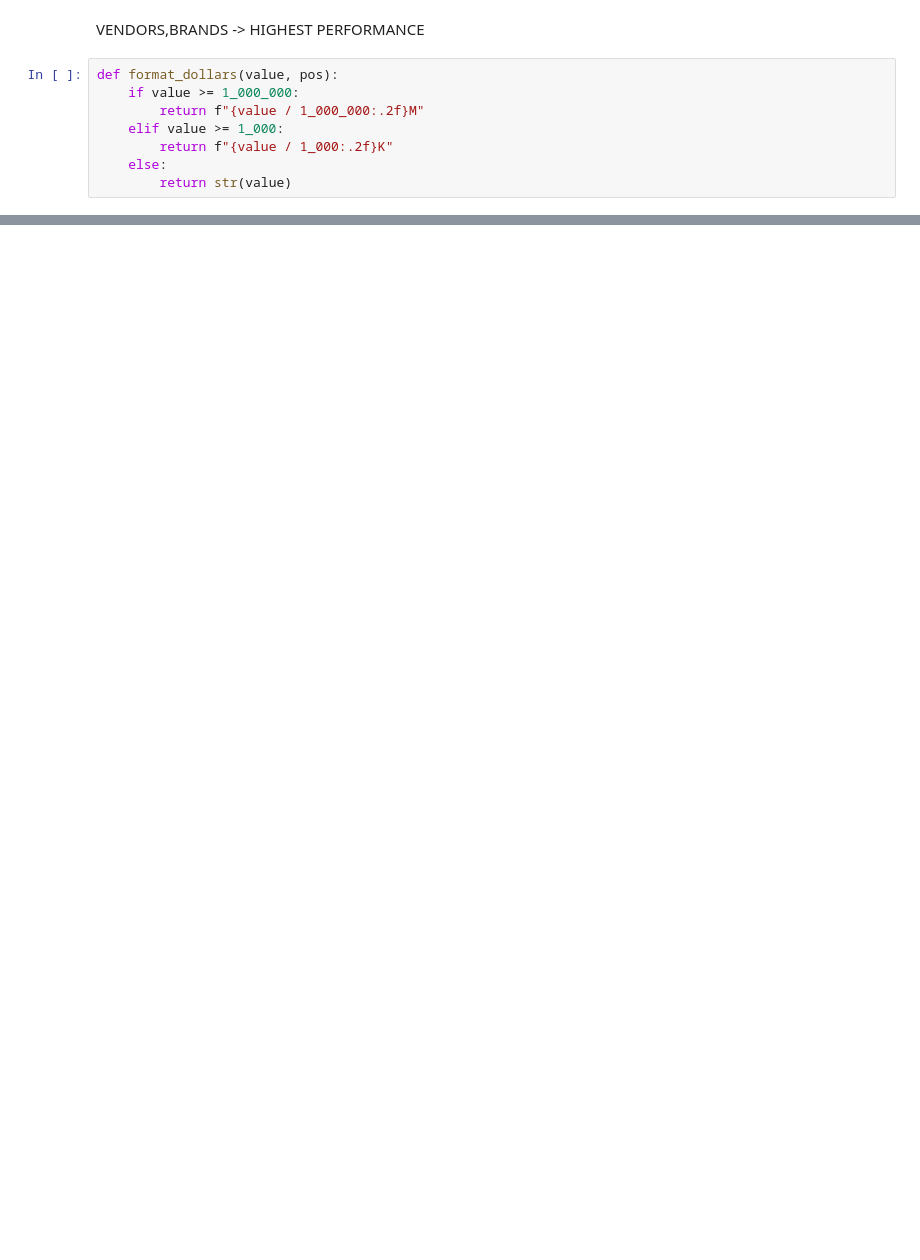
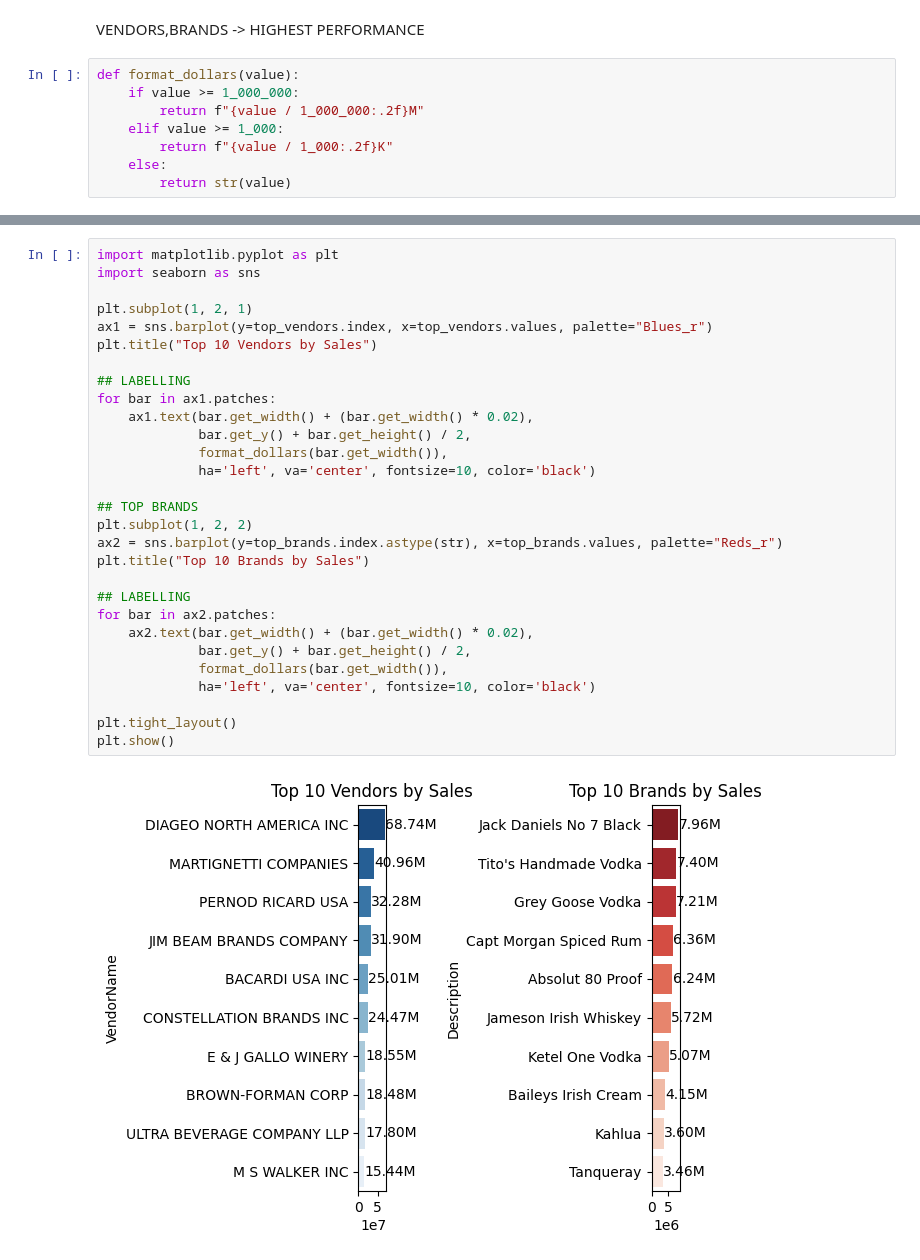
Before and after one commit to LuffyXoro/MERCHANT-Data-Analytics, a Jupyter notebook: performance_analysis.ipynb, the cells around one changed output, grey strips where cells are left out. Cells and saved outputs as stored; diff of their text form; blank space fills up the shorter version.

Commit message:
graphs

```diff
--- a/performance_analysis.ipynb
+++ b/performance_analysis.ipynb
@@ -182,7 +182,7 @@ plt.show()
 # %% [markdown]
 VENDORS,BRANDS -> HIGHEST PERFORMANCE
 # %%
-def format_dollars(value, pos):
+def format_dollars(value):
     if value >= 1_000_000:
         return f"{value / 1_000_000:.2f}M"
     elif value >= 1_000:
@@ -201,0 +213,31 @@ TypeError: 'float' object is not callable
+# %%
+import matplotlib.pyplot as plt
+import seaborn as sns
+
+plt.subplot(1, 2, 1)
+ax1 = sns.barplot(y=top_vendors.index, x=top_vendors.values, palette="Blues_r")
+plt.title("Top 10 Vendors by Sales")
+
+## LABELLING
+for bar in ax1.patches:
+    ax1.text(bar.get_width() + (bar.get_width() * 0.02),
+             bar.get_y() + bar.get_height() / 2,
+             format_dollars(bar.get_width()),
+             ha='left', va='center', fontsize=10, color='black')
+
+## TOP BRANDS
+plt.subplot(1, 2, 2)
+ax2 = sns.barplot(y=top_brands.index.astype(str), x=top_brands.values, palette="Reds_r")
+plt.title("Top 10 Brands by Sales")
+
+## LABELLING
+for bar in ax2.patches:
+    ax2.text(bar.get_width() + (bar.get_width() * 0.02),
+             bar.get_y() + bar.get_height() / 2,
+             format_dollars(bar.get_width()),
+             ha='left', va='center', fontsize=10, color='black')
+
+plt.tight_layout()
+plt.show()
+# %% [output]
+[figure, added]
```
Also changed, not shown: parts of 4 cells of this notebook.
